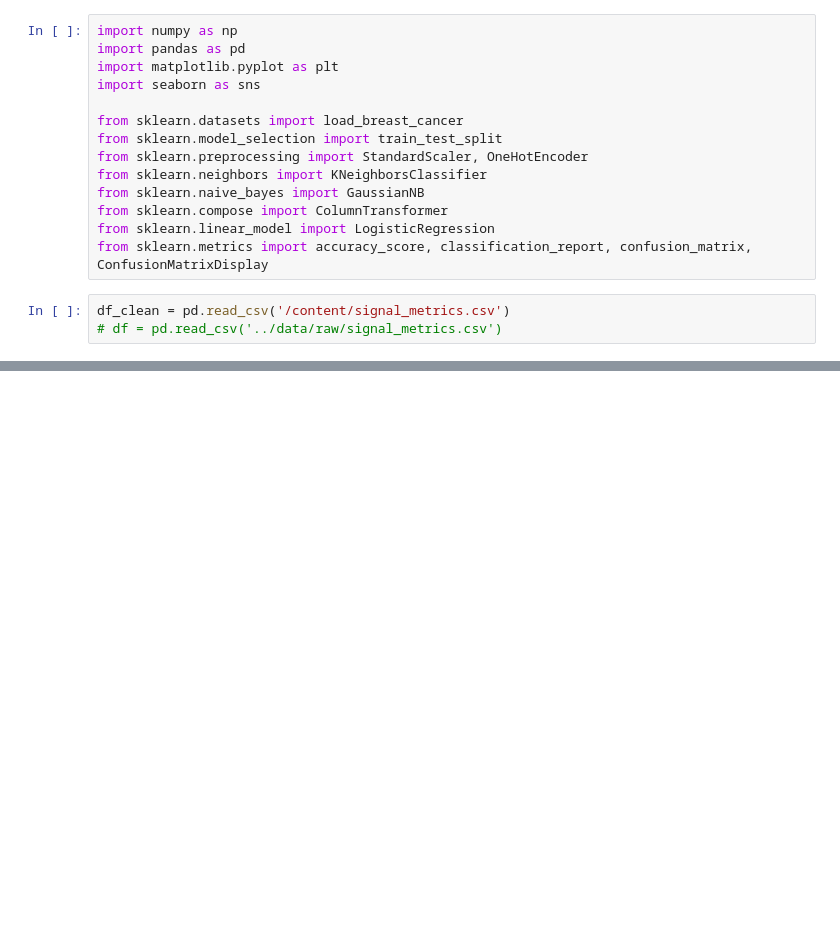
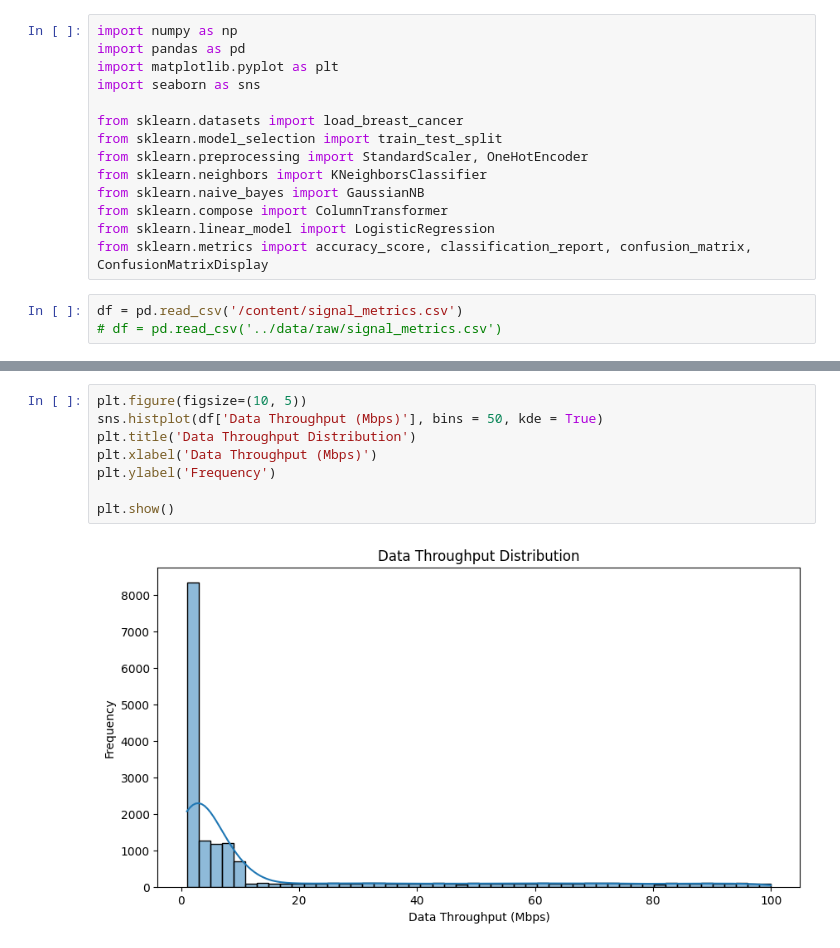
Before and after one commit to MohamedAAbdullah1/NTI-Final-Porject, a Jupyter notebook: notebooks/01_EDA.ipynb, the cells around one changed output, grey strips where cells are left out. Saved outputs shown, nothing was run; the diff lists cells and outputs as text; blank space fills up the shorter version.

```diff
--- a/notebooks/01_EDA.ipynb
+++ b/notebooks/01_EDA.ipynb
@@ -13,5 +13,5 @@ from sklearn.compose import ColumnTransformer
 from sklearn.linear_model import LogisticRegression
 from sklearn.metrics import accuracy_score, classification_report, confusion_matrix, ConfusionMatrixDisplay
 # %%
-df_clean = pd.read_csv('/content/signal_metrics.csv')
+df = pd.read_csv('/content/signal_metrics.csv')
 # df = pd.read_csv('../data/raw/signal_metrics.csv')
@@ -28,0 +214,10 @@ df_clean.to_csv("cleaned_data.csv", index=False)
+# %%
+plt.figure(figsize=(10, 5))
+sns.histplot(df['Data Throughput (Mbps)'], bins = 50, kde = True)
+plt.title('Data Throughput Distribution')
+plt.xlabel('Data Throughput (Mbps)')
+plt.ylabel('Frequency')
+
+plt.show()
+# %% [output]
+[figure, added]
```
Also changed, not shown: parts of 63 cells of this notebook.
